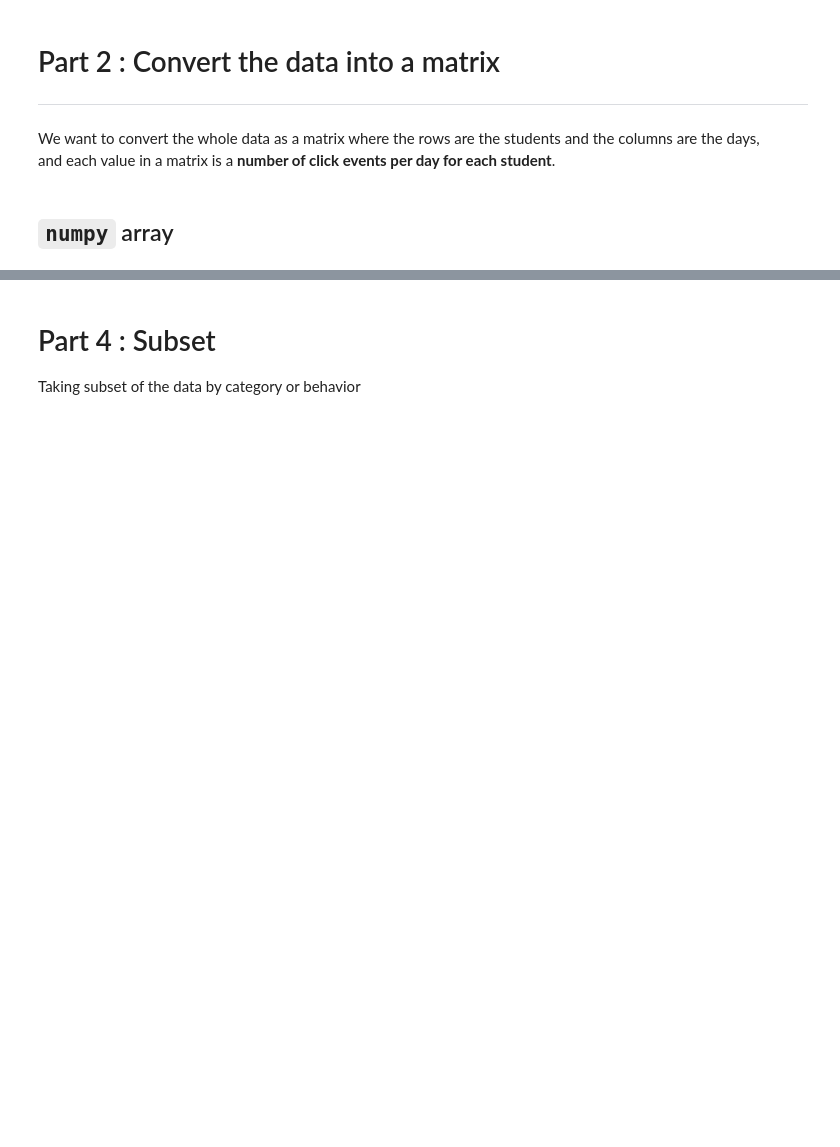
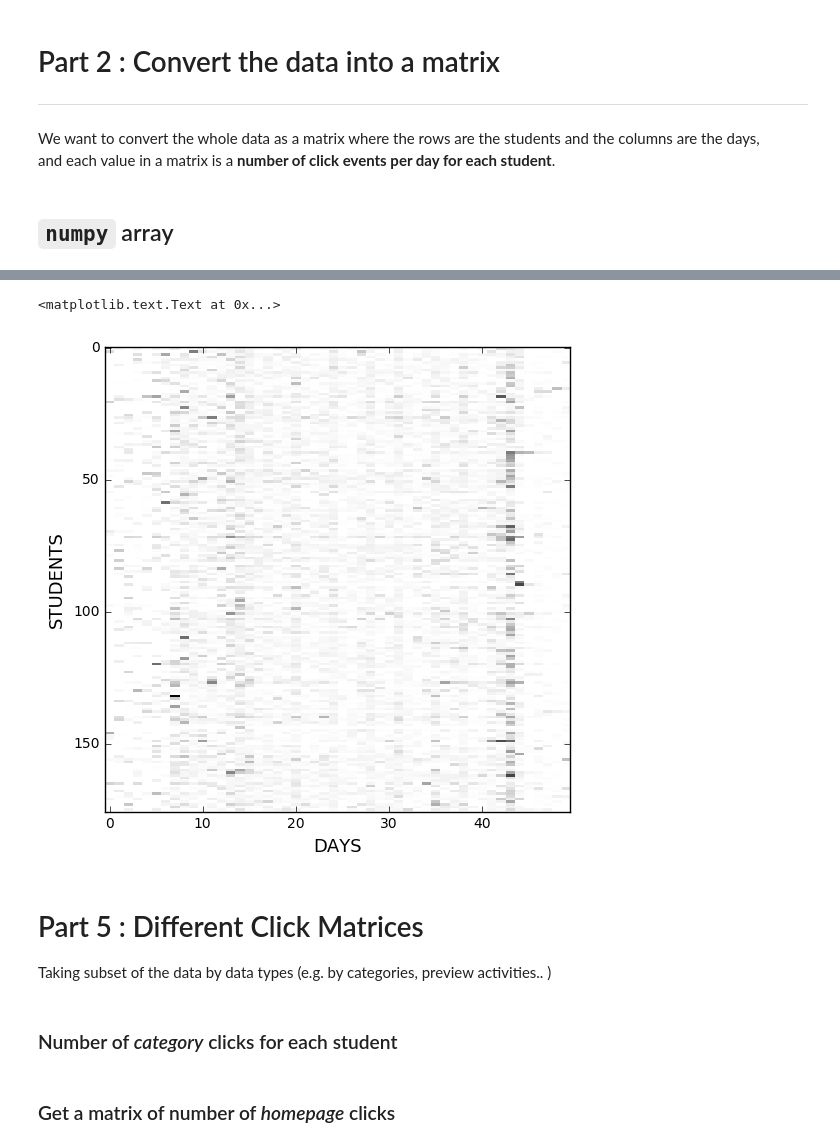
Before and after one commit to jihyunp/IVLE_Clickstream_Workshop, a Jupyter notebook: IVLE_Workshop_draft.ipynb, the cells around one changed output, grey strips where cells are left out. Cells and saved outputs as stored; diff of their text form; code cells hidden in the pictures; blank space fills up the shorter version.

```diff
--- a/IVLE_Workshop_draft.ipynb
+++ b/IVLE_Workshop_draft.ipynb
@@ -301,5 +527,19 @@ for rid in data.keys():
+# %%
+fig = plt.figure(figsize=(6,6))
+plt.imshow(nclicks_per_day_mat, interpolation='nearest', aspect='auto', cmap='Greys', figure=fig)
+plt.xlabel('DAYS', fontsize=13)
+plt.ylabel('STUDENTS', fontsize=13)
+
+## To remove x and y ticks
+# plt.xticks([])
+# plt.yticks([])
+# %% [output]
+<matplotlib.text.Text at 0x...>
+[figure, added]
 # %% [markdown]
-# Part 4 : Subset
+# Part 5 : Different Click Matrices
 
-Taking subset of the data by category or behavior
+Taking subset of the data by data types (e.g. by categories, preview activities.. )
+# %% [markdown]
+### Number of *category* clicks for each student
 # %%
@@ -323,0 +557,2 @@ def get_nclicks_per_day_cat(student_data, category='homepage', max_days=50, firs
+# %% [markdown]
+### Get a matrix of number of *homepage* clicks
```
Also changed, not shown: parts of 61 cells of this notebook.
